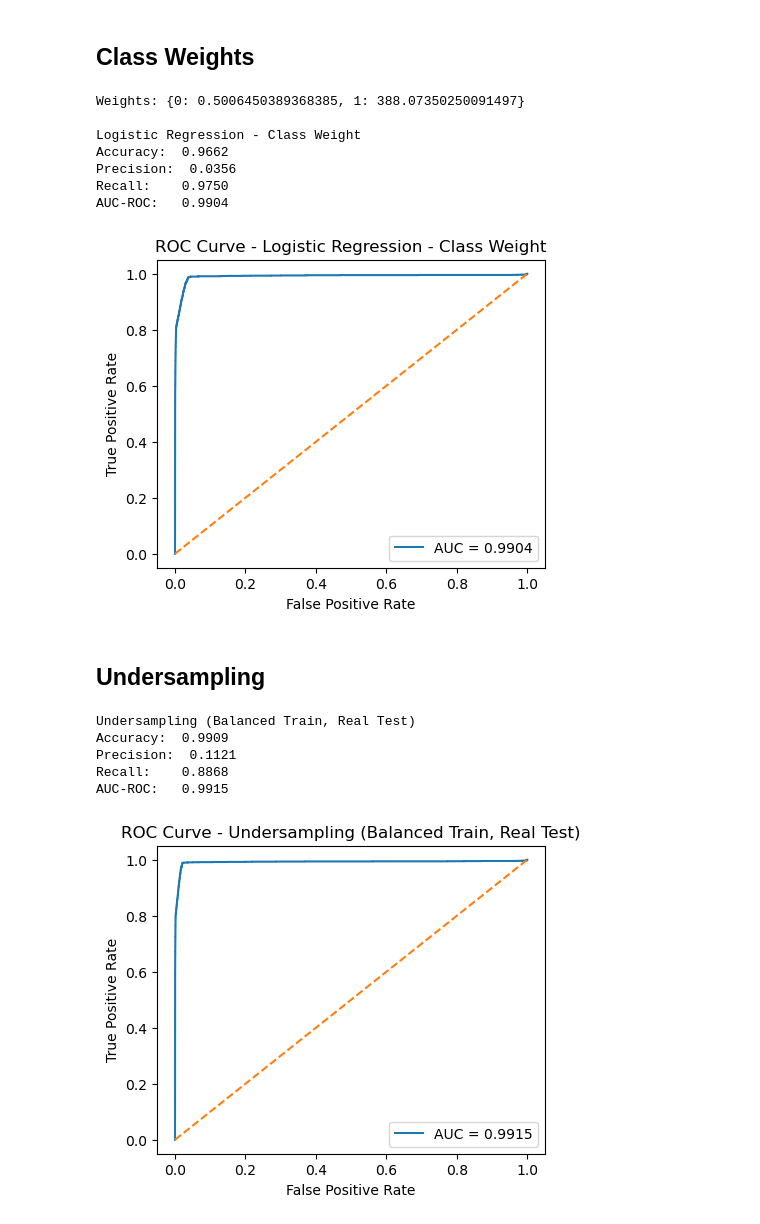
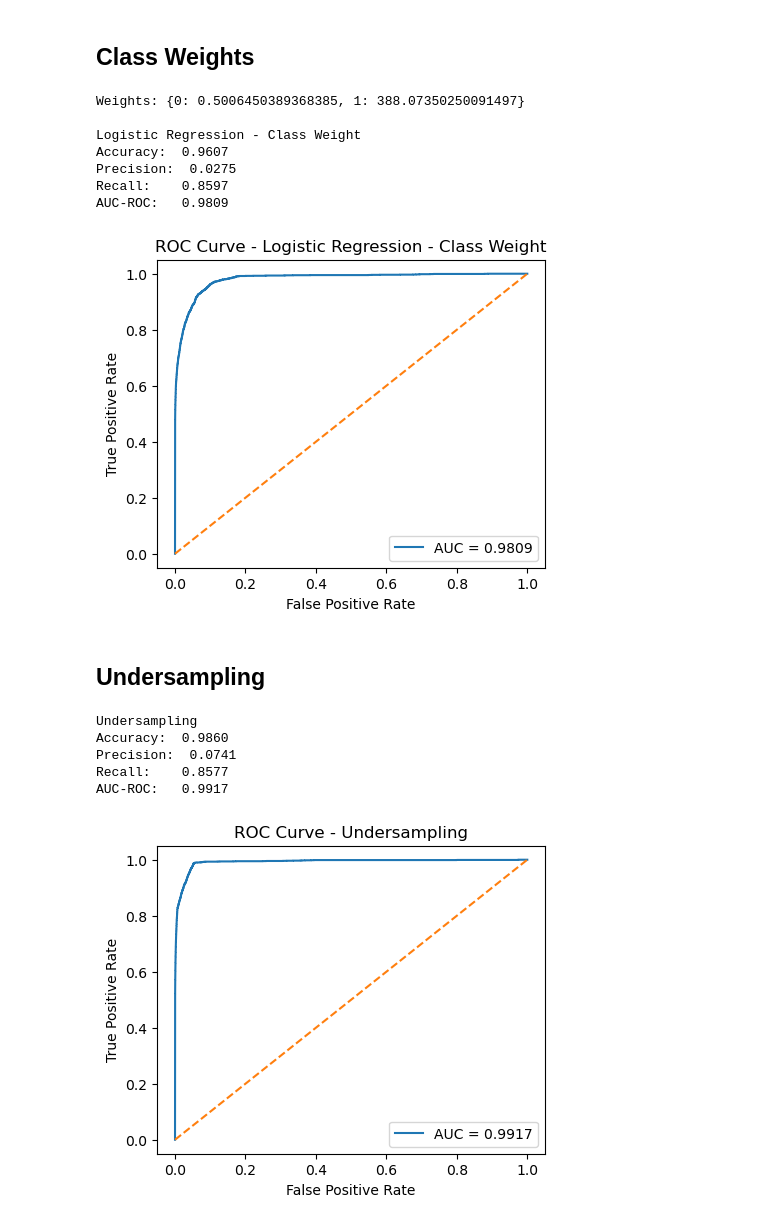
Before and after one commit to AndreNB1702/fraud-detection, a Jupyter notebook: log_reg.ipynb, the cells around one changed output. Saved outputs shown, nothing was run; the diff lists cells and outputs as text; code cells hidden in the pictures.

```diff
--- a/log_reg.ipynb
+++ b/log_reg.ipynb
@@ -38,10 +40,14 @@ def evaluate(y_true, y_prob, titulo="Model"):
     plt.legend()
     plt.show()
 # %%
-df = df.drop(['types'], axis = 1)
-X = df.drop(['isFraud', 'Unnamed: 0'], axis=1)
+df = df.drop(['types', 'Unnamed: 0'], axis = 1)
+X = df.drop(['isFraud'], axis=1)
 y = df['isFraud']
-X_train, X_test, y_train, y_test = train_test_split(X, y, test_size=0.30, random_state=42)
+X_train, X_test, y_train, y_test = train_test_split(X, y, test_size=0.30, random_state=42, stratify=y)
+
+scaler = StandardScaler()
+X_train_scaled = scaler.fit_transform(X_train)
+X_test_scaled = scaler.transform(X_test)
 # %% [markdown]
 ## Hold-Out Validation
 # %%
@@ -128,40 +134,40 @@ evaluate(y_test, y_prob_w, "Logistic Regression - Class Weight")
 Weights: {0: 0.5006450389368385, 1: 388.07350250091497}
 
 Logistic Regression - Class Weight
-Accuracy:  0.9662
-Precision:  0.0356
-Recall:    0.9750
-AUC-ROC:   0.9904
+Accuracy:  0.9607
+Precision:  0.0275
+Recall:    0.8597
+AUC-ROC:   0.9809
-[figure, old version]
+[figure, new version]
 # %% [markdown]
 ## Undersampling
 # %%
 df_train = pd.concat([X_train, y_train], axis=1)
 df0 = df_train[df_train['isFraud'] == 0]
 df1 = df_train[df_train['isFraud'] == 1]
 
 df0_under = resample(
     df0,
     replace=False,
     n_samples=len(df1) * 5,
     random_state=42
 )
 
 df_train_bal = pd.concat([df0_under, df1])
 
 X_train_b = df_train_bal.drop(['isFraud'], axis=1)
 y_train_b = df_train_bal['isFraud']
 
 model_b = LogisticRegression(max_iter=2000)
 model_b.fit(X_train_b, y_train_b)
 
 y_prob_real = model_b.predict_proba(X_test)[:,1]
 
-evaluate(y_test, y_prob_real, "Undersampling (Balanced Train, Real Test)")
+evaluate(y_test, y_prob_real, "Undersampling")
 # %% [output]
-Undersampling (Balanced Train, Real Test)
-Accuracy:  0.9909
-Precision:  0.1121
-Recall:    0.8868
-AUC-ROC:   0.9915
+Undersampling
+Accuracy:  0.9860
+Precision:  0.0741
+Recall:    0.8577
+AUC-ROC:   0.9917
-[figure, old version]
+[figure, new version]
```
Also changed, not shown: parts of 5 cells of this notebook.
